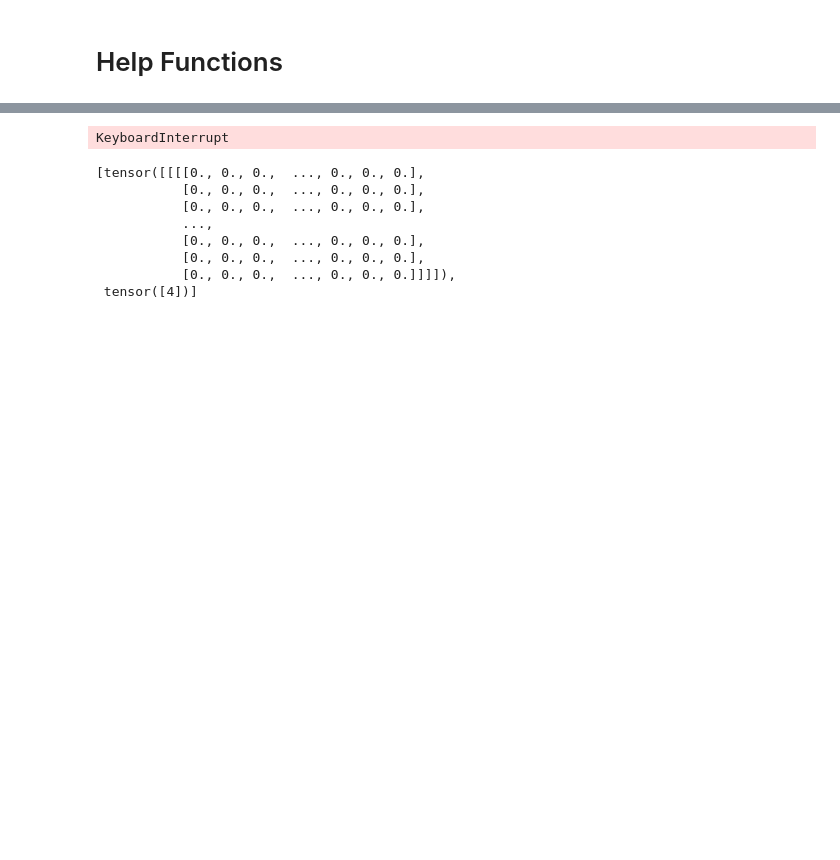
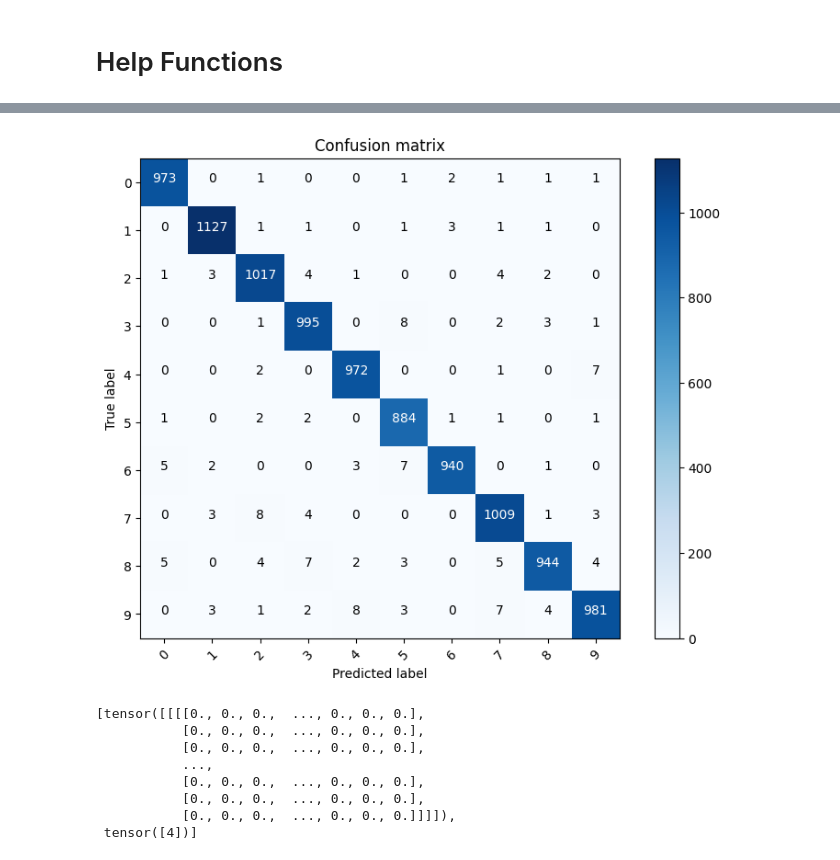
Before and after one commit to EkteMedium/Lab0_D7047E, a Jupyter notebook: Lab2/CNN1.1.ipynb, the cells around one changed output, grey strips where cells are left out. Saved outputs shown, nothing was run; the diff lists cells and outputs as text; code cells hidden in the pictures; blank space fills up the shorter version.

```diff
--- a/Lab2/CNN1.1.ipynb
+++ b/Lab2/CNN1.1.ipynb
@@ -246,7 +238,8 @@ criterion = torch.nn.CrossEntropyLoss().to(device)
 optimizer = torch.optim.Adam(model.parameters(), lr=LEARNING_RATE)
 
 # Train the model
-trained_model = train_model(model, criterion, optimizer, trainloader, val_loader, EPOCHS)
+#trained_model = train_model(model, criterion, optimizer, trainloader, val_loader, EPOCHS)
+trained_model = torch.load("CNN_model.pt", map_location="cpu")
 # Test the MNIST model
 test_loss, test_accuracy, conf_matrix = test_model(trained_model, testloader, criterion)
 
@@ -274,4 +259,4 @@ batch_nr: 2400  loss: 0.2478461116552353
-KeyboardInterrupt
+[figure, added]
 # %%
 #Only includes images with label 4
 idx = testset.train_labels==4
```
Also changed, not shown: parts of 5 cells of this notebook, 5 other files.
